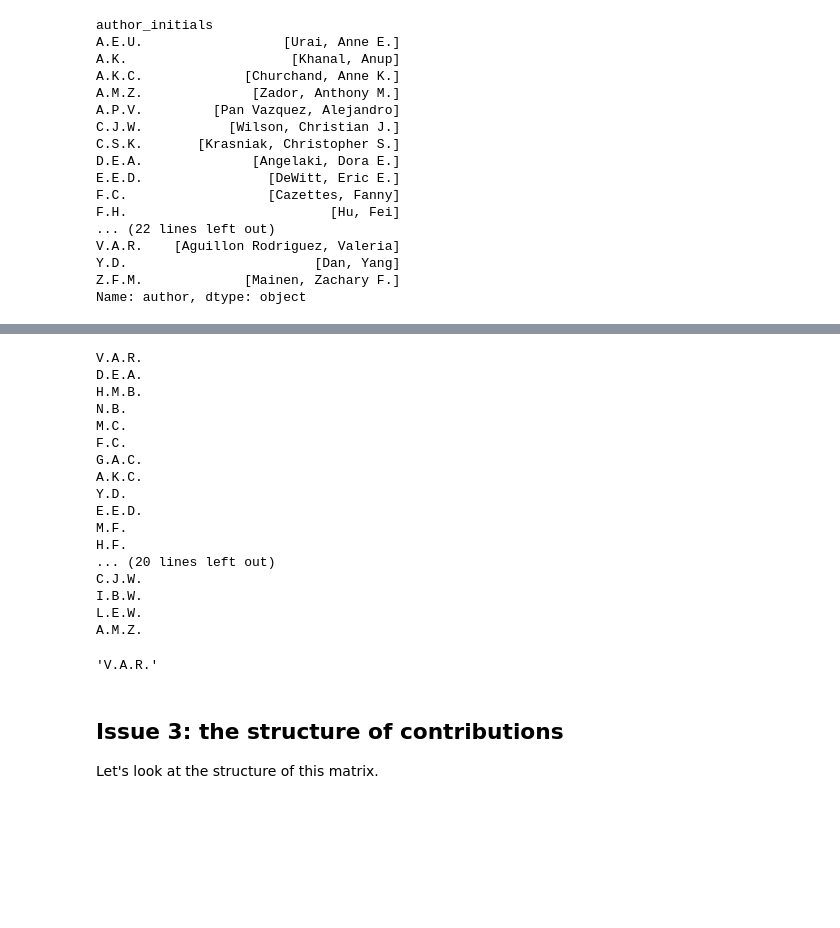
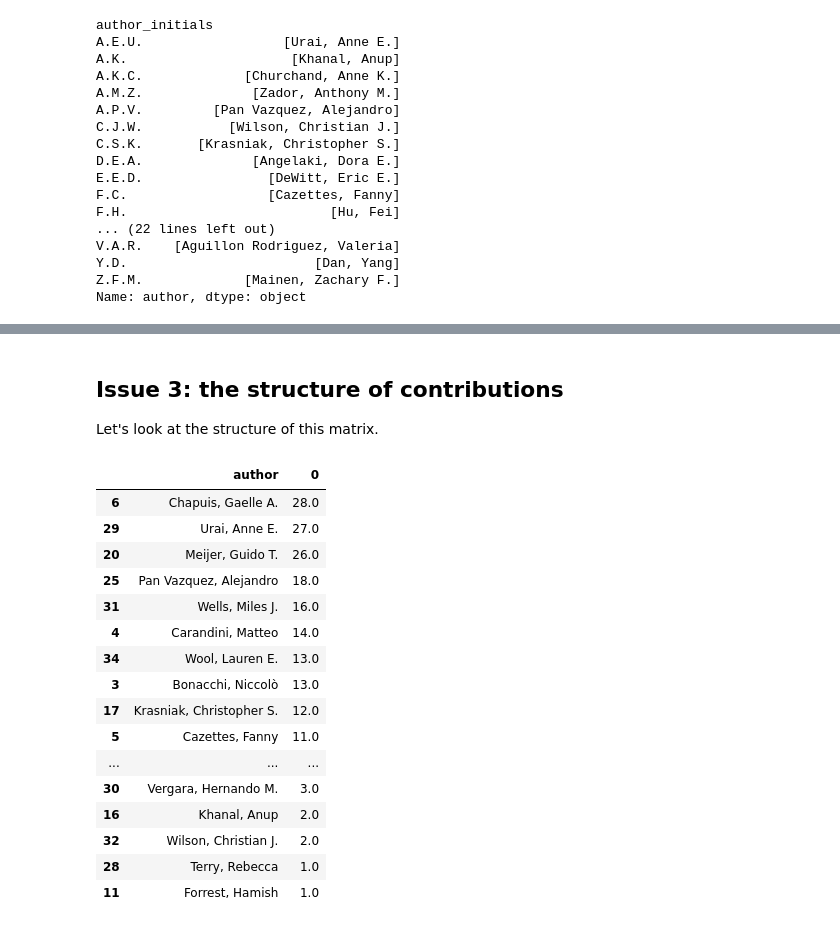
Before and after one commit to int-brain-lab/paper-behavior, a Jupyter notebook: authorship/Authorship and contribution for IBL behavior paper.ipynb, the cells around one changed output, grey strips where cells are left out. Saved outputs shown, nothing was run; the diff lists cells and outputs as text; code cells hidden in the pictures; blank space fills up the shorter version.

Commit message:
updated contribution statement

```diff
--- a/authorship/Authorship and contribution for IBL behavior paper.ipynb
+++ b/authorship/Authorship and contribution for IBL behavior paper.ipynb
@@ -204,33 +202,32 @@ for author, tmpdf in new_df.groupby(['author']):
     #print(txt)
     f.write(txt + "\n")
     #f.write('\n')
-    print(tmpdf['author_initials'].unique()[0])
+    #print(tmpdf['author_initials'].unique()[0])
 f.close()
-# %% [output]
-V.A.R.
-D.E.A.
-H.M.B.
-N.B.
-M.C.
-F.C.
-G.A.C.
-A.K.C.
-Y.D.
-E.E.D.
-M.F.
-H.F.
-... (20 lines left out)
-C.J.W.
-I.B.W.
-L.E.W.
-A.M.Z.
-# %%
-tmpdf['author_initials'].unique()[0]
-# %% [output]
-'V.A.R.'
 # %% [markdown]
 ## Issue 3: the structure of contributions
 Let's look at the structure of this matrix.
+# %%
+# get a super rough estimate of each person's total contributions
+matrix.sum().reset_index().sort_values(0, ascending=False)
+# %% [output]
+|  | author | 0 |
+| 6 | Chapuis, Gaelle A. | 28.0 |
+| 29 | Urai, Anne E. | 27.0 |
+| 20 | Meijer, Guido T. | 26.0 |
+| 25 | Pan Vazquez, Alejandro | 18.0 |
+| 31 | Wells, Miles J. | 16.0 |
+| 4 | Carandini, Matteo | 14.0 |
+| 34 | Wool, Lauren E. | 13.0 |
+| 3 | Bonacchi, Niccolò | 13.0 |
+| 17 | Krasniak, Christopher S. | 12.0 |
+| 5 | Cazettes, Fanny | 11.0 |
+| ... | ... | ... |
+| 30 | Vergara, Hernando M. | 3.0 |
+| 16 | Khanal, Anup | 2.0 |
+| 32 | Wilson, Christian J. | 2.0 |
+| 28 | Terry, Rebecca | 1.0 |
+| 11 | Forrest, Hamish | 1.0 |
 # %%
 sns.clustermap(matrix.fillna(0), cmap=cmap, linewidths=.5, cbar_pos=None, figsize=(18,15), yticklabels=True)
 plt.xlabel('')
```
Also changed, not shown: parts of 9 cells of this notebook, 5 other files.
